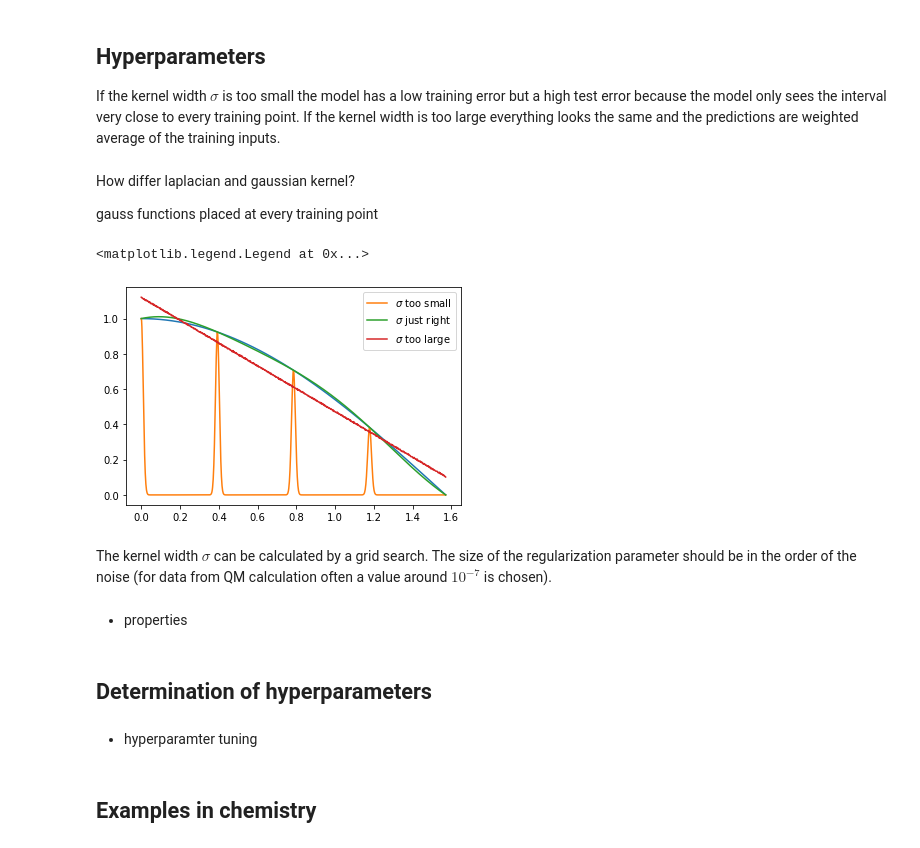
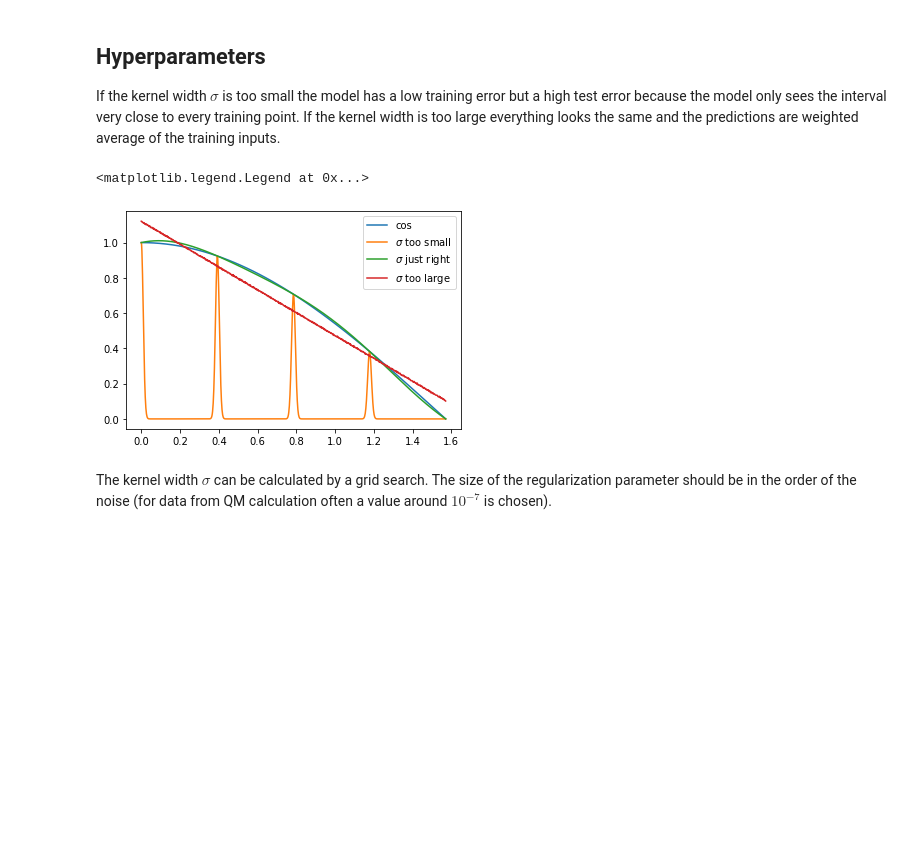
Before and after one commit to michasahre/machine_learning, a Jupyter notebook: KRR.ipynb, the cells around one changed output. Drawn from its saved outputs; the diff is of its cells as text; code cells hidden in the pictures; blank space fills up the shorter version.

```diff
--- a/KRR.ipynb
+++ b/KRR.ipynb
@@ -275,10 +283,6 @@ https://www.futurelearn.com/info/courses/advanced-machine-learning/0/steps/49560
 # %% [markdown]
 ## Hyperparameters
 If the kernel width $\sigma$ is too small the model has a low training error but a high test error because the model only sees the interval very close to every training point. If the kernel width is too large everything looks the same and the predictions are weighted average of the training inputs.
-# %% [markdown]
-How differ laplacian and gaussian kernel?
-
-gauss functions placed at every training point
 # %%
 from sklearn.metrics.pairwise import polynomial_kernel
 
@@ -309,25 +313,17 @@ large_test = rbf_kernel(test_x.reshape(-1,1), x_train.reshape(-1,1), gamma=gamma
 # %%
 x = np.linspace(0, np.pi/2)
 y = np.cos(x)
-plt.plot(x,y)
+plt.plot(x,y, label = 'cos')
 
 plt.plot(test_x,small_test, label=r'$\sigma$ too small')
 
 plt.plot(test_x,medium_test, label=r'$\sigma$ just right')
 
 plt.plot(test_x,large_test, label=r'$\sigma$ too large')
 
 plt.legend()
 # %% [output]
 <matplotlib.legend.Legend at 0x...>
-[figure, old version]
+[figure, new version]
 # %% [markdown]
 The kernel width $\sigma$ can be calculated by a grid search. The size of the regularization parameter should be in the order of the noise (for data from QM calculation often a value around $10^{-7}$ is chosen).
-# %% [markdown]
-- properties
-# %% [markdown]
-## Determination of hyperparameters
-# %% [markdown]
-- hyperparamter tuning
-# %% [markdown]
-## Examples in chemistry
```
Also changed, not shown: parts of 18 cells of this notebook.
